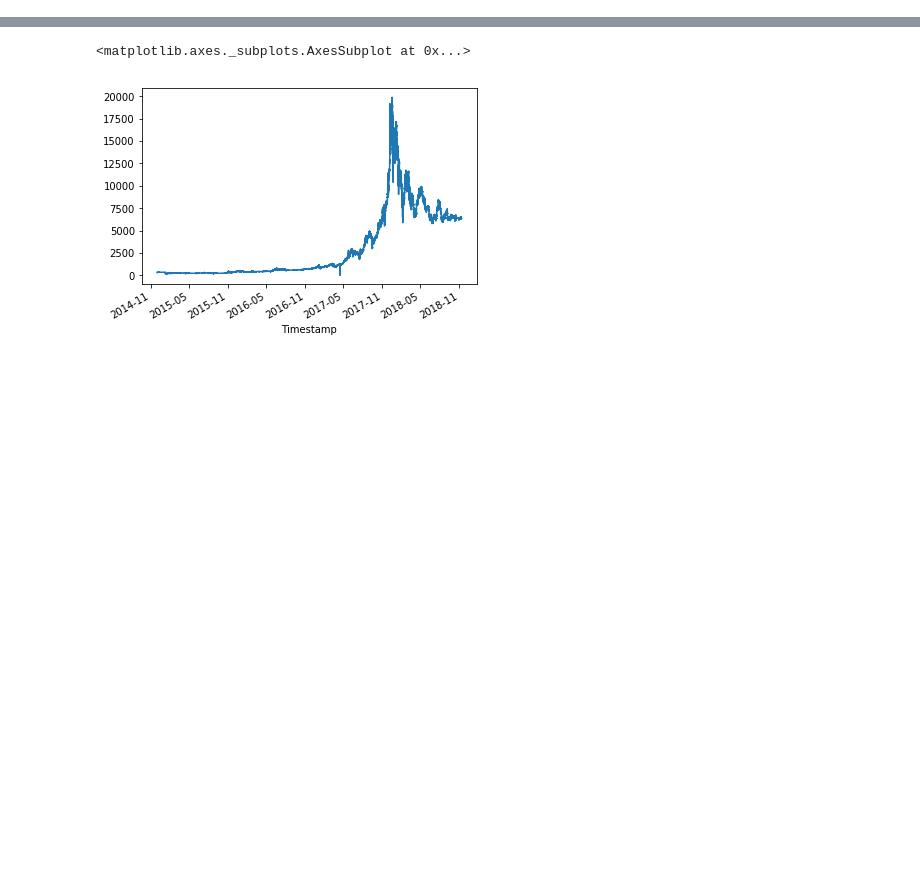
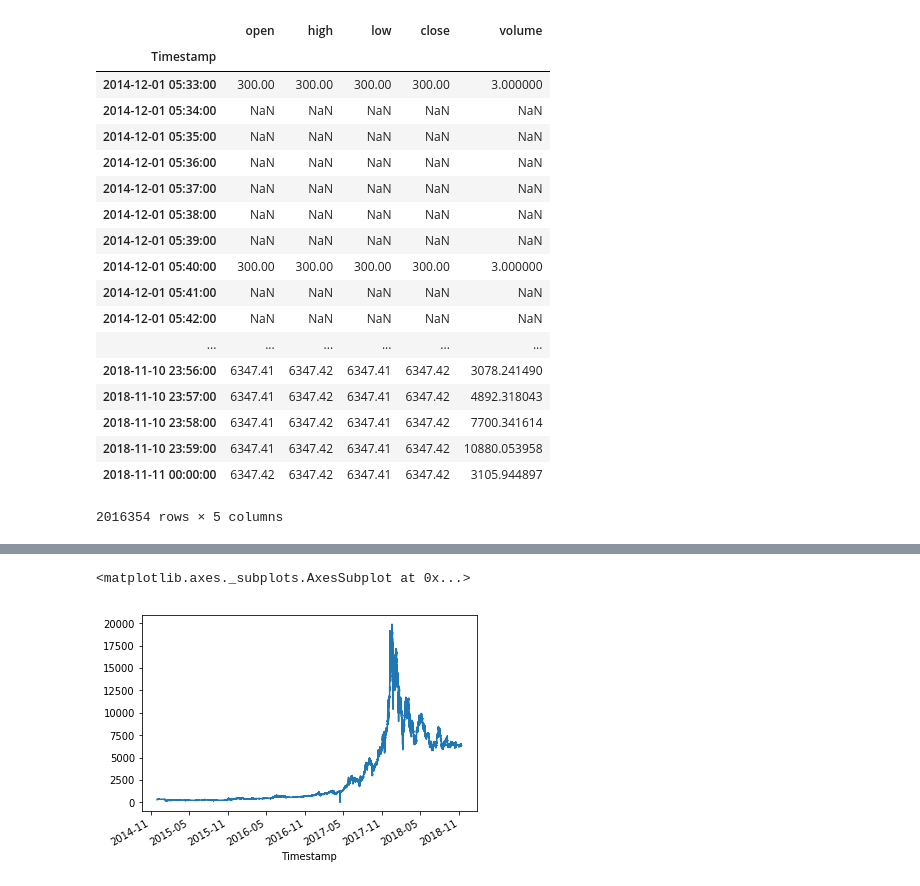
Before and after one commit to jk7g14/deep-trading-bot, a Jupyter notebook: data_mining.ipynb, the cells around one changed output, grey strips where cells are left out. Saved outputs shown, nothing was run; the diff lists cells and outputs as text; code cells hidden in the pictures; blank space fills up the shorter version.

```diff
--- a/data_mining.ipynb
+++ b/data_mining.ipynb
@@ -3,3 +3,31 @@ import numpy as np
 import pandas as pd
 from matplotlib import pyplot as plt
 %matplotlib inline
+# %%
+df = pd.read_csv('test.csv', usecols=['Timestamp','Open','High','Low','Close','Volume_(Currency)'])
+df['Timestamp'] = pd.to_datetime(df['Timestamp'], unit='s')
+df.set_index('Timestamp', inplace=True)
+#df.interpolate(inplace=True)
+df.columns = ['open','high','low','close','volume']
+# %%
+df
+# %% [output]
+|  | open | high | low | close | volume |
+| Timestamp |  |  |  |  |  |
+| 2014-12-01 05:33:00 | 300.00 | 300.00 | 300.00 | 300.00 | 3.000000 |
+| 2014-12-01 05:34:00 | NaN | NaN | NaN | NaN | NaN |
+| 2014-12-01 05:35:00 | NaN | NaN | NaN | NaN | NaN |
+| 2014-12-01 05:36:00 | NaN | NaN | NaN | NaN | NaN |
+| 2014-12-01 05:37:00 | NaN | NaN | NaN | NaN | NaN |
+| 2014-12-01 05:38:00 | NaN | NaN | NaN | NaN | NaN |
+| 2014-12-01 05:39:00 | NaN | NaN | NaN | NaN | NaN |
+| 2014-12-01 05:40:00 | 300.00 | 300.00 | 300.00 | 300.00 | 3.000000 |
+| 2014-12-01 05:41:00 | NaN | NaN | NaN | NaN | NaN |
+| 2014-12-01 05:42:00 | NaN | NaN | NaN | NaN | NaN |
+| ... | ... | ... | ... | ... | ... |
+| 2018-11-10 23:56:00 | 6347.41 | 6347.42 | 6347.41 | 6347.42 | 3078.241490 |
+| 2018-11-10 23:57:00 | 6347.41 | 6347.42 | 6347.41 | 6347.42 | 4892.318043 |
+| 2018-11-10 23:58:00 | 6347.41 | 6347.42 | 6347.41 | 6347.42 | 7700.341614 |
+| 2018-11-10 23:59:00 | 6347.41 | 6347.42 | 6347.41 | 6347.42 | 10880.053958 |
+| 2018-11-11 00:00:00 | 6347.42 | 6347.42 | 6347.41 | 6347.42 | 3105.944897 |
+2016354 rows × 5 columns
```
Also changed, not shown: parts of 8 cells of this notebook, 3 other files.
